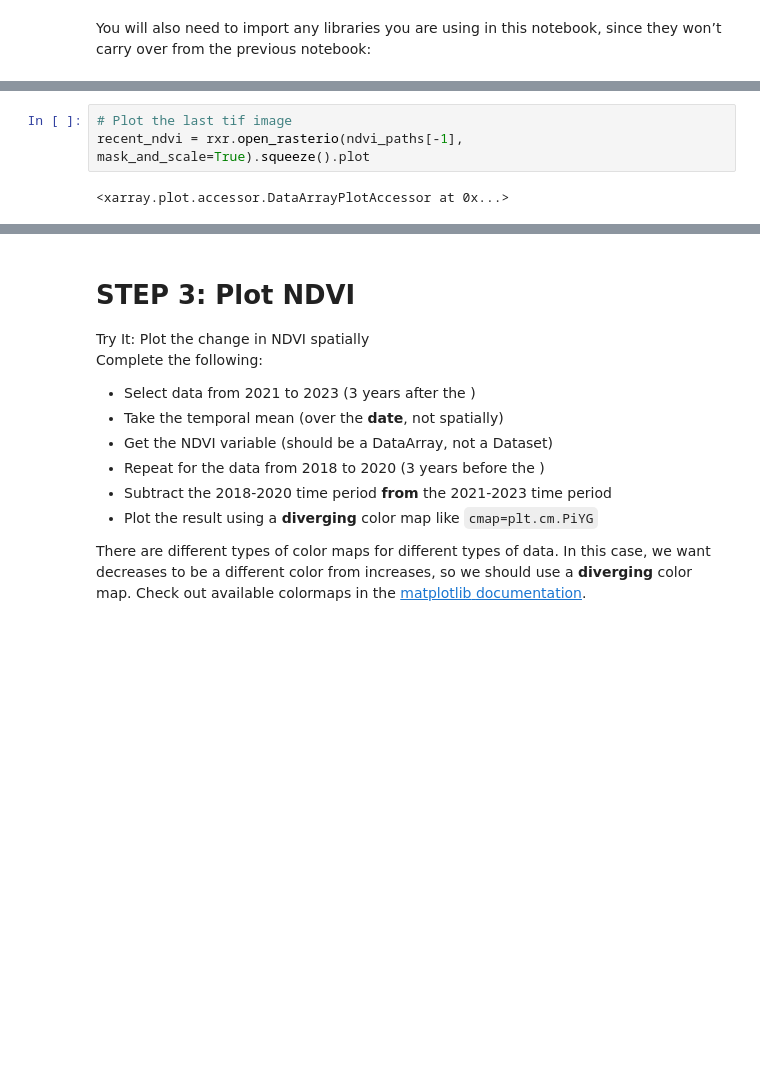
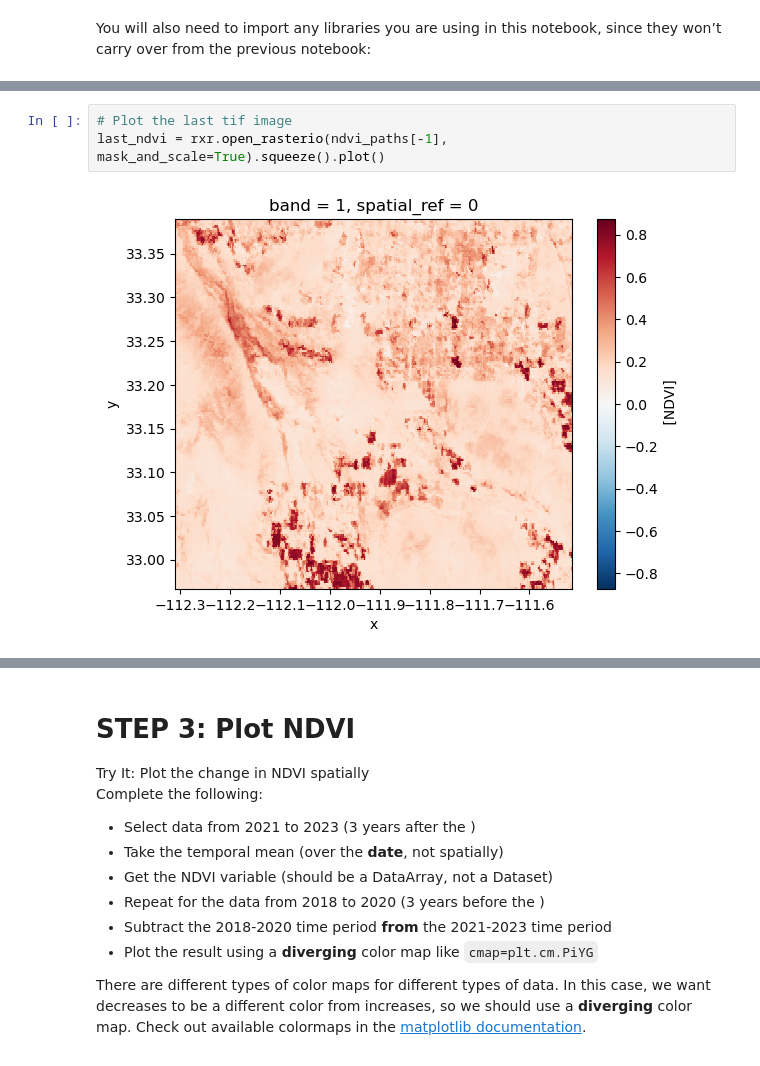
Before and after one commit to earthlab-education/04-vegetation-Livian-Von-Dran, a Jupyter notebook: notebooks/vegetation-03-plot.ipynb, the cells around one changed output, grey strips where cells are left out. Cells and saved outputs as stored; diff of their text form; blank space fills up the shorter version.

```diff
--- a/notebooks/vegetation-03-plot.ipynb
+++ b/notebooks/vegetation-03-plot.ipynb
@@ -109,6 +112,6 @@ rxr.open_rasterio(ndvi_paths[0], mask_and_scale=True).squeeze().plot
 # %%
 # Plot the last tif image
-recent_ndvi = rxr.open_rasterio(ndvi_paths[-1], mask_and_scale=True).squeeze().plot
+last_ndvi = rxr.open_rasterio(ndvi_paths[-1], mask_and_scale=True).squeeze().plot()
 # %% [output]
-<xarray.plot.accessor.DataArrayPlotAccessor at 0x...>
+[figure, added]
 # %%
```
Also changed, not shown: parts of 4 cells of this notebook, 2 other files.
